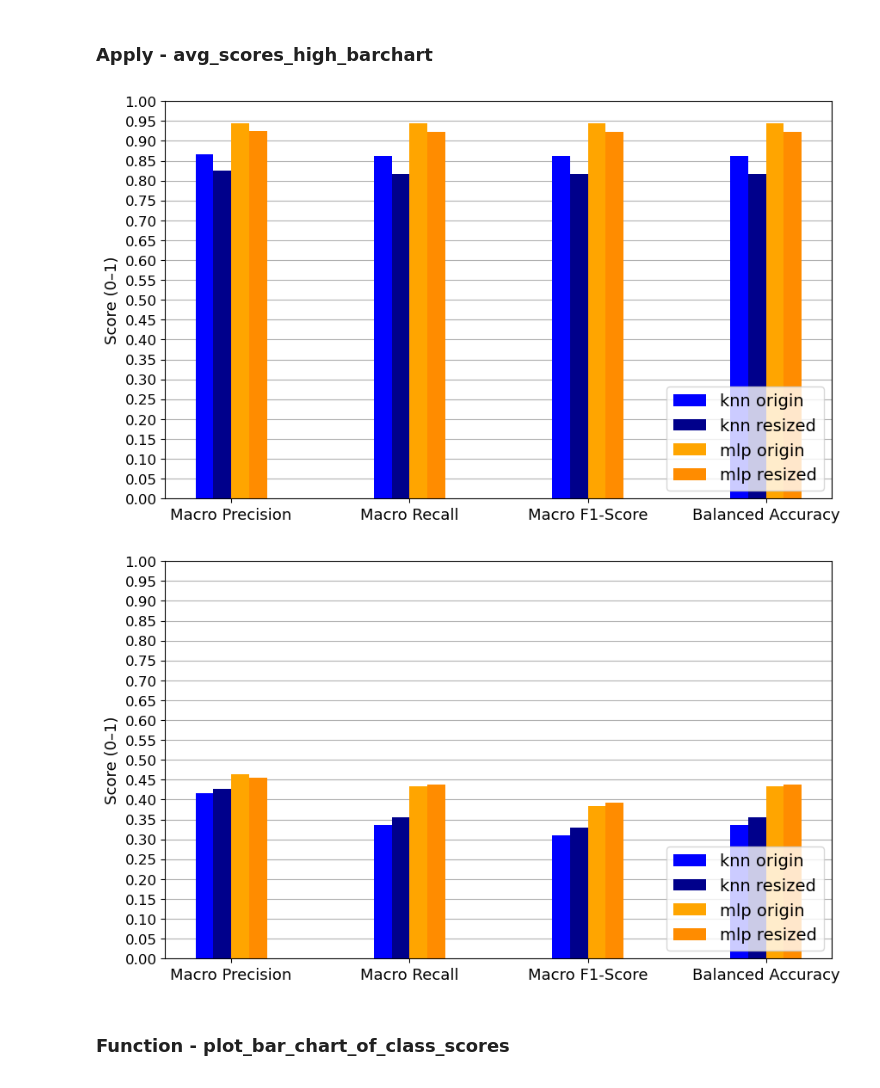
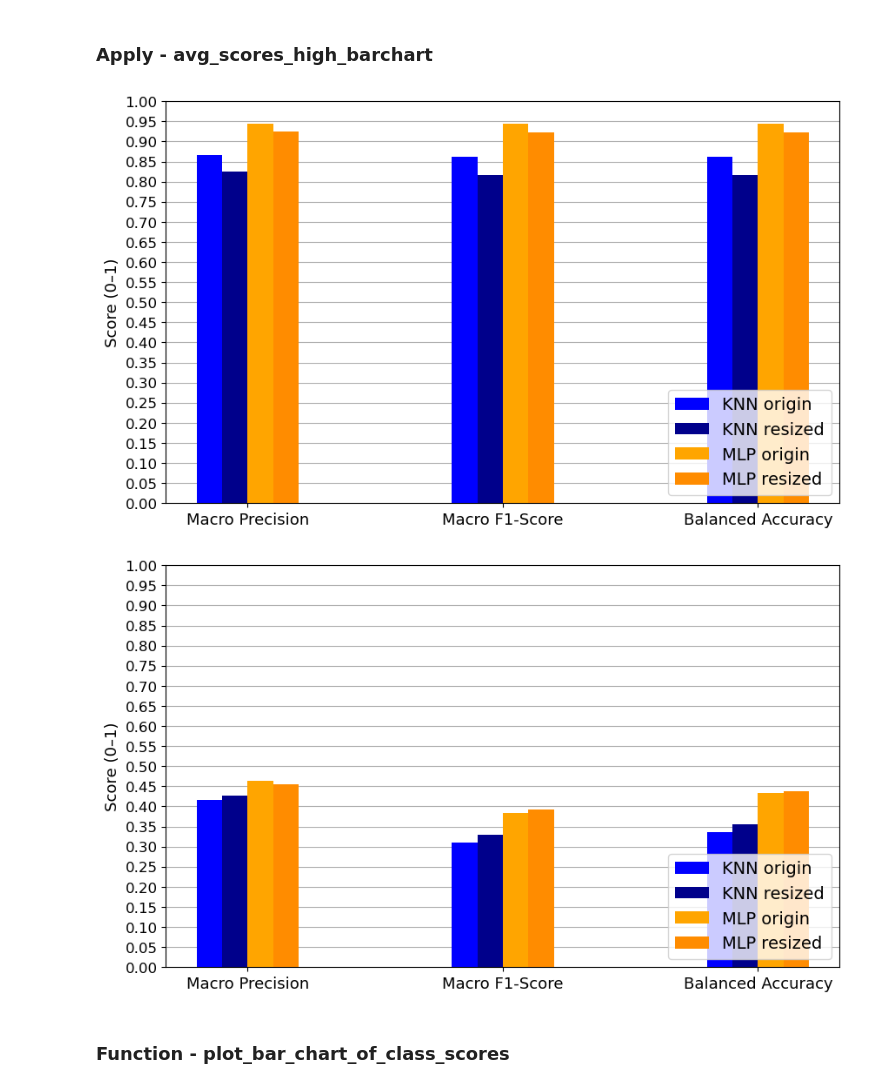
Before and after one commit to Johannesproximo/masterThesis, a Jupyter notebook: jupyter_notebooks/09_test_models/5_visualise_scores.ipynb, the cells around one changed output. Saved outputs shown, nothing was run; the diff lists cells and outputs as text; code cells hidden in the pictures.

Commit message:
adapt plots

```diff
--- a/jupyter_notebooks/09_test_models/5_visualise_scores.ipynb
+++ b/jupyter_notebooks/09_test_models/5_visualise_scores.ipynb
@@ -20,31 +20,31 @@ import matplotlib.pyplot as plt
 ### Paths
 # %%
 # knn origin score folder
-KNN_ORIGIN_SCORE_DIR_PATH = r'/home/stud/jleick/masterArbeitProjekt/final_release/models/knn/origin/scores'
+KNN_ORIGIN_SCORE_DIR_PATH = r'/home/stud/jleick/masterArbeitProjekt/models/knn/origin/scores'
 knn_origin_score_dir_path = Path(KNN_ORIGIN_SCORE_DIR_PATH)
 if not knn_origin_score_dir_path.exists():
     raise FileNotFoundError(f"File does not exist: {KNN_ORIGIN_SCORE_DIR_PATH}")
 
 # knn resized score folder
-KNN_RESIZED_SCORE_DIR_PATH = r'/home/stud/jleick/masterArbeitProjekt/final_release/models/knn/resized/scores'
+KNN_RESIZED_SCORE_DIR_PATH = r'/home/stud/jleick/masterArbeitProjekt/models/knn/resized/scores'
 knn_resized_score_dir_path = Path(KNN_RESIZED_SCORE_DIR_PATH)
 if not knn_resized_score_dir_path.exists():
     raise FileNotFoundError(f"File does not exist: {KNN_RESIZED_SCORE_DIR_PATH}")
 
 # knn origin score folder
-MLP_ORIGIN_SCORE_DIR_PATH = r'/home/stud/jleick/masterArbeitProjekt/final_release/models/mlp/origin/scores'
+MLP_ORIGIN_SCORE_DIR_PATH = r'/home/stud/jleick/masterArbeitProjekt/models/mlp/origin/scores'
 mlp_origin_score_dir_path = Path(MLP_ORIGIN_SCORE_DIR_PATH)
 if not mlp_origin_score_dir_path.exists():
     raise FileNotFoundError(f"File does not exist: {MLP_ORIGIN_SCORE_DIR_PATH}")
 
 # knn resized score folder
-MLP_RESIZED_SCORE_DIR_PATH = r'/home/stud/jleick/masterArbeitProjekt/final_release/models/mlp/resized/scores'
+MLP_RESIZED_SCORE_DIR_PATH = r'/home/stud/jleick/masterArbeitProjekt/models/mlp/resized/scores'
 mlp_resized_score_dir_path = Path(MLP_RESIZED_SCORE_DIR_PATH)
 if not mlp_resized_score_dir_path.exists():
     raise FileNotFoundError(f"File does not exist: {MLP_RESIZED_SCORE_DIR_PATH}")
 
 # folder to save results
-RESULT_DIR_PATH = r'/home/stud/jleick/masterArbeitProjekt/final_release/models/multi_model_visualisation'
+RESULT_DIR_PATH = r'/home/stud/jleick/masterArbeitProjekt/models/visual_comparison'
 result_dir_path = Path(RESULT_DIR_PATH)
 if not result_dir_path.exists():
     raise FileNotFoundError(f"Folder does not exist: {RESULT_DIR_PATH}")
@@ -80,13 +80,14 @@ def plot_barchart_of_avg_scores(knn_origin_high_scores, knn_resized_high_scores,
 
     fig, ax = plt.subplots(figsize=(10, 6))
 
-    ax.bar(x_position_center + position_left_left, knn_origin_high_scores, width=bar_width, align='edge', color='blue', label='knn origin')
-    ax.bar(x_position_center + position_left, knn_resized_high_scores, width=bar_width, align='edge', color='darkblue', label='knn resized')
-    ax.bar(x_position_center + position_right, mlp_origin_high_scores, width=bar_width, align='edge', color='orange', label='mlp origin')
-    ax.bar(x_position_center + position_right_right, mlp_resized_high_scores, width=bar_width, align='edge', color='darkorange', label='mlp resized')
+    ax.bar(x_position_center + position_left_left, knn_origin_high_scores, width=bar_width, align='edge', color='blue', label='KNN origin')
+    ax.bar(x_position_center + position_left, knn_resized_high_scores, width=bar_width, align='edge', color='darkblue', label='KNN resized')
+    ax.bar(x_position_center + position_right, mlp_origin_high_scores, width=bar_width, align='edge', color='orange', label='MLP origin')
+    ax.bar(x_position_center + position_right_right, mlp_resized_high_scores, width=bar_width, align='edge', color='darkorange', label='MLP resized')
 
     ax.set_xticks(x_position_center)
-    ax.set_xticklabels(['Macro Precision', 'Macro Recall', 'Macro F1-Score', 'Balanced Accuracy'], fontsize=13)
+    ax.set_xticklabels(['Macro Precision', 'Macro F1-Score', 'Balanced Accuracy'], fontsize=13)
+    # ax.set_xticklabels(['Macro Precision', 'Macro Recall', 'Macro F1-Score', 'Balanced Accuracy'], fontsize=13)
 
     ax.set_ylim(0, 1)
     ax.set_yticks(np.arange(0, 1.01, 0.05))
@@ -114,28 +115,28 @@ def plot_barchart_of_avg_scores(knn_origin_high_scores, knn_resized_high_scores,
 # %%
 # high
 avg_scores_high_barchart = plot_barchart_of_avg_scores(
-    knn_origin_high_scores.loc[['precision', 'recall', 'f1-score', 'balanced_accuracy'],['macro avg']].squeeze(),
-    knn_resized_high_scores.loc[['precision', 'recall', 'f1-score', 'balanced_accuracy'],['macro avg']].squeeze(),
-    mlp_origin_high_scores.loc[['precision', 'recall', 'f1-score', 'balanced_accuracy'],['macro avg']].squeeze(),
-    mlp_resized_high_scores.loc[['precision', 'recall', 'f1-score', 'balanced_accuracy'],['macro avg']].squeeze(),
+    knn_origin_high_scores.loc[['precision', 'f1-score', 'balanced_accuracy'],['macro avg']].squeeze(),
+    knn_resized_high_scores.loc[['precision', 'f1-score', 'balanced_accuracy'],['macro avg']].squeeze(),
+    mlp_origin_high_scores.loc[['precision', 'f1-score', 'balanced_accuracy'],['macro avg']].squeeze(),
+    mlp_resized_high_scores.loc[['precision', 'f1-score', 'balanced_accuracy'],['macro avg']].squeeze(),
     'Macro scores of high-resolution GBIF testdata'
 )
 
-avg_scores_high_barchart.savefig( result_dir_path / 'high_testdata_avg_scores_barchart.pdf' )
+avg_scores_high_barchart.savefig( result_dir_path / 'high_testdata_macro_scores_barchart.pdf' )
 
 # low
 avg_scores_low_barchart = plot_barchart_of_avg_scores(
-    knn_origin_low_scores.loc[['precision', 'recall', 'f1-score', 'balanced_accuracy'],['macro avg']].squeeze(),
-    knn_resized_low_scores.loc[['precision', 'recall', 'f1-score', 'balanced_accuracy'],['macro avg']].squeeze(),
-    mlp_origin_low_scores.loc[['precision', 'recall', 'f1-score', 'balanced_accuracy'],['macro avg']].squeeze(),
-    mlp_resized_low_scores.loc[['precision', 'recall', 'f1-score', 'balanced_accuracy'],['macro avg']].squeeze(),
+    knn_origin_low_scores.loc[['precision', 'f1-score', 'balanced_accuracy'],['macro avg']].squeeze(),
+    knn_resized_low_scores.loc[['precision', 'f1-score', 'balanced_accuracy'],['macro avg']].squeeze(),
+    mlp_origin_low_scores.loc[['precision', 'f1-score', 'balanced_accuracy'],['macro avg']].squeeze(),
+    mlp_resized_low_scores.loc[['precision', 'f1-score', 'balanced_accuracy'],['macro avg']].squeeze(),
     'Macro scores of low-resolution TRAP testdata'
 )
 
-avg_scores_low_barchart.savefig( result_dir_path / 'low_testdata_avg_scores_barchart.pdf' )
+avg_scores_low_barchart.savefig( result_dir_path / 'low_testdata_macro_scores_barchart.pdf' )
 # %% [output]
-[figure, old version]
+[figure, new version]
-[figure, old version]
+[figure, new version]
 # %% [markdown]
 ### Function - plot_bar_chart_of_class_scores
 # %%
```
Also changed, not shown: parts of 1 cell of this notebook, 35 other files.
